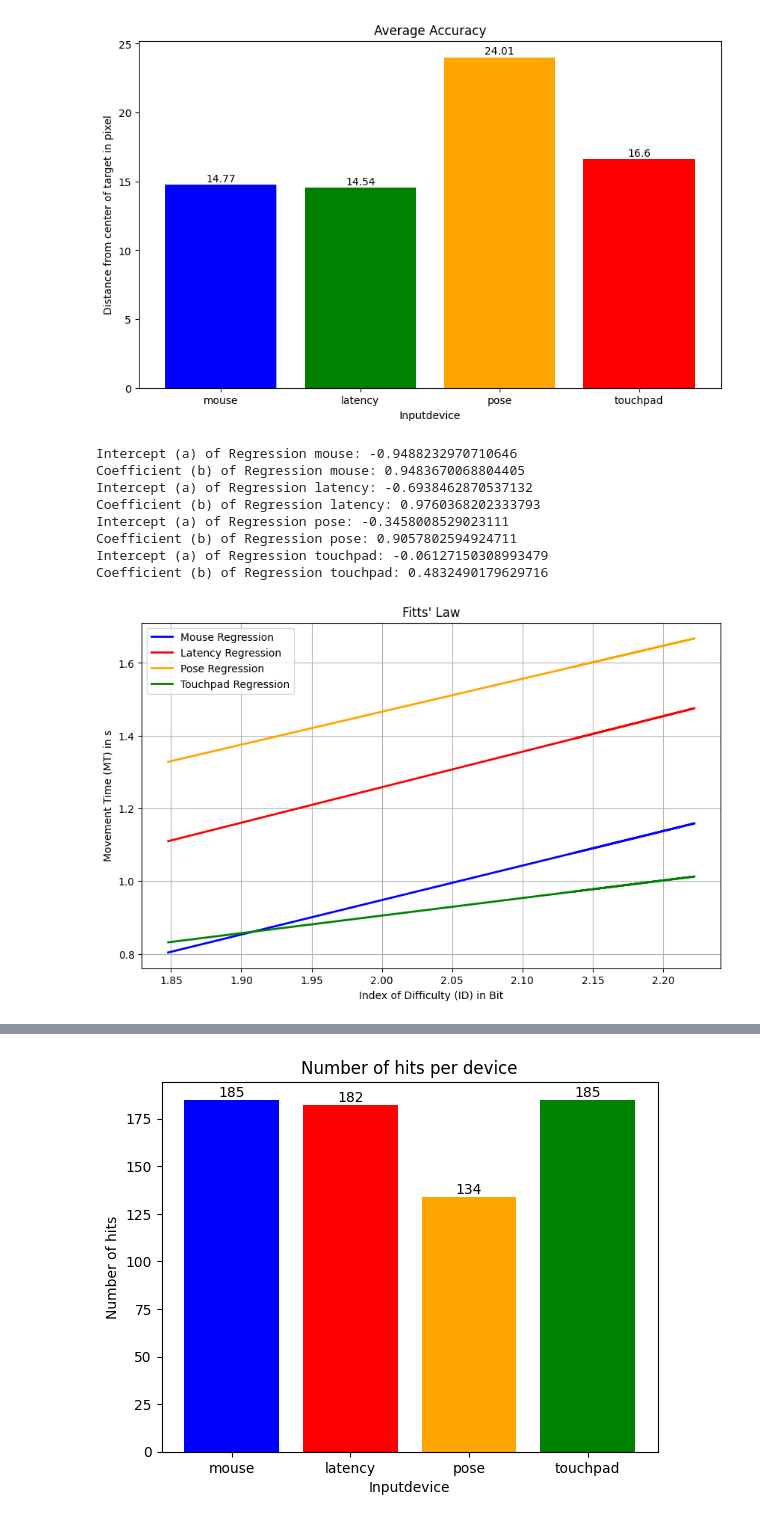
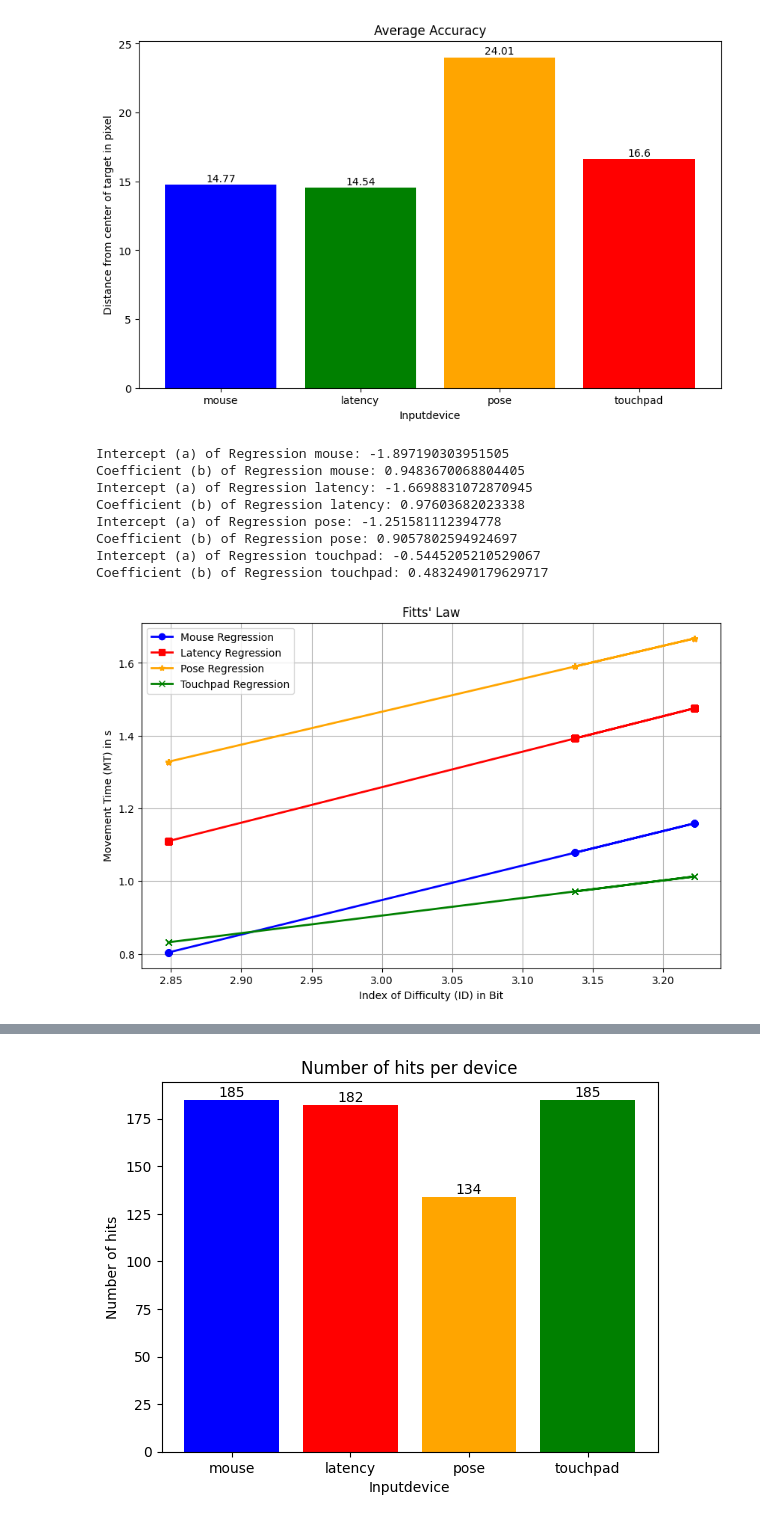
Before and after one commit to ITT-24/assignment-07-pointing-thing_t_thing, a Jupyter notebook: evaluation/fitts.ipynb, the cells around one changed output, grey strips where cells are left out. Cells and saved outputs as stored; diff of their text form; code cells hidden in the pictures.

Commit message:
adjust some plots + add notes for eval

```diff
--- a/evaluation/fitts.ipynb
+++ b/evaluation/fitts.ipynb
@@ -118,12 +134,12 @@ plt.show()
 [figure]
 # %%
 #  Index of difficulty Fits Law:
-#  D = distance
+#  D = distance = 2 * distance to center
 #  W = width = 2 * radius
 def calculate_ID(df):
-    return np.log2(2 * df['distance'] / (df['radius'] * 2))
+    return np.log2(2 * (df['distance'] * 2 ) / (df['radius'] * 2))
 
-def calculae_MT(df, name):
+def calculate_MT(df, name):
     x = df['ID'].values.reshape(-1, 1)
     y = df['time'].values.reshape(-1, 1)
     regression = LinearRegression().fit(x, y)
@@ -136,54 +152,53 @@ df_latency['ID'] = calculate_ID(df_latency)
 df_pose['ID'] = calculate_ID(df_pose)
 df_touchpad['ID'] = calculate_ID(df_touchpad)
 
-MT_mouse = calculae_MT(df_mouse, 'mouse')
-MT_latency = calculae_MT(df_latency, 'latency')
-MT_pose = calculae_MT(df_pose, 'pose')
-MT_touchpad = calculae_MT(df_touchpad, 'touchpad')
+MT_mouse = calculate_MT(df_mouse, 'mouse')
+MT_latency = calculate_MT(df_latency, 'latency')
+MT_pose = calculate_MT(df_pose, 'pose')
+MT_touchpad = calculate_MT(df_touchpad, 'touchpad')
 
 X_mouse = df_mouse['ID'].values.reshape(-1, 1)
 y_mouse = df_mouse['time'].values.reshape(-1, 1)
 
 X_latency = df_latency['ID'].values.reshape(-1, 1)
 y_latency = df_latency['time'].values.reshape(-1, 1)
 
 X_pose = df_pose['ID'].values.reshape(-1, 1)
 y_pose = df_pose['time'].values.reshape(-1, 1)
 
 X_touchpad = df_touchpad['ID'].values.reshape(-1, 1)
 y_touchpad = df_touchpad['time'].values.reshape(-1, 1)
 
-
 plt.figure(figsize=(10, 6))
 
 # scatter plots for dfs (uncomment if you want to see!)
 # plt.scatter(df_mouse['ID'], df_mouse['time'], marker='x', color='red', label='Mouse')
 # plt.scatter(df_latency['ID'], df_latency['time'], marker='o', color='blue', label='Latency')
 # plt.scatter(df_pose['ID'], df_pose['time'], marker='^', color='green', label='Pose')
 # plt.scatter(df_touchpad['ID'], df_touchpad['time'], marker='s', color='orange', label='Touchpad')
 
-plt.plot(X_mouse, MT_mouse.predict(X_mouse), color='blue', linewidth=2, label='Mouse Regression')
-plt.plot(X_latency, MT_latency.predict(X_latency), color='red', linewidth=2, label='Latency Regression')
-plt.plot(X_pose, MT_pose.predict(X_pose), color='orange', linewidth=2, label='Pose Regression')
-plt.plot(X_touchpad, MT_touchpad.predict(X_touchpad), color='green', linewidth=2, label='Touchpad Regression')
 
+plt.plot(X_mouse, MT_mouse.predict(X_mouse), color='blue', linewidth=2, label='Mouse Regression', marker="o")
+plt.plot(X_latency, MT_latency.predict(X_latency), color='red', linewidth=2, label='Latency Regression', marker="s")
+plt.plot(X_pose, MT_pose.predict(X_pose), color='orange', linewidth=2, label='Pose Regression', marker="*")
+plt.plot(X_touchpad, MT_touchpad.predict(X_touchpad), color='green', linewidth=2, label='Touchpad Regression', marker="x")
 
 plt.xlabel('Index of Difficulty (ID) in Bit')
 plt.ylabel('Movement Time (MT) in s')
 plt.title("Fitts' Law")
 plt.grid(True)
 plt.legend()
 plt.show()
 # %% [output]
-Intercept (a) of Regression mouse: -0.9488232970710646
+Intercept (a) of Regression mouse: -1.897190303951505
 Coefficient (b) of Regression mouse: 0.9483670068804405
-Intercept (a) of Regression latency: -0.6938462870537132
-Coefficient (b) of Regression latency: 0.9760368202333793
-Intercept (a) of Regression pose: -0.3458008529023111
-Coefficient (b) of Regression pose: 0.9057802594924711
-Intercept (a) of Regression touchpad: -0.06127150308993479
-Coefficient (b) of Regression touchpad: 0.4832490179629716
+Intercept (a) of Regression latency: -1.6698831072870945
+Coefficient (b) of Regression latency: 0.97603682023338
+Intercept (a) of Regression pose: -1.251581112394778
+Coefficient (b) of Regression pose: 0.9057802594924697
+Intercept (a) of Regression touchpad: -0.5445205210529067
+Coefficient (b) of Regression touchpad: 0.4832490179629717
-[figure, old version]
+[figure, new version]
 # %%
 
 trials = df_mouse['trial'].unique()
```
Also changed, not shown: parts of 15 cells of this notebook.
